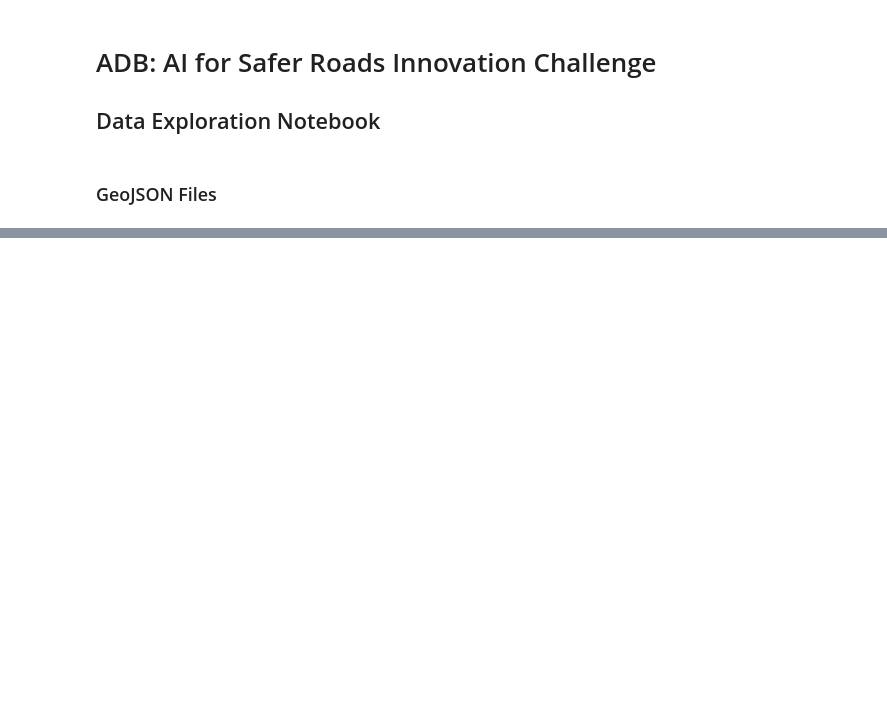
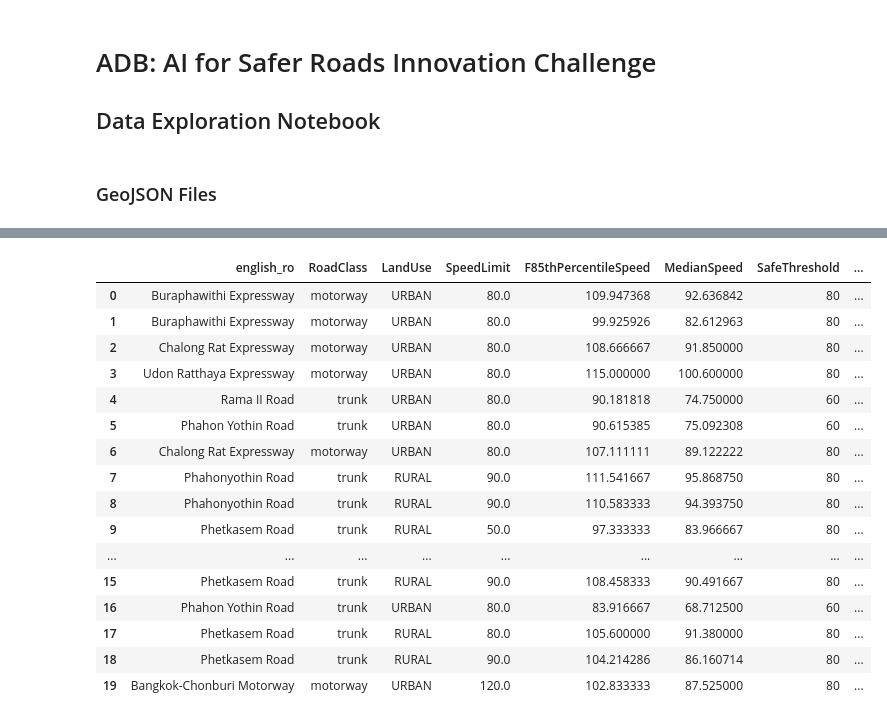
Before and after one commit to tasnimahmed11/RoadPulse, a Jupyter notebook: data_exploration.ipynb, the cells around one changed output, grey strips where cells are left out. Saved outputs shown, nothing was run; the diff lists cells and outputs as text; code cells hidden in the pictures; blank space fills up the shorter version.

```diff
--- a/data_exploration.ipynb
+++ b/data_exploration.ipynb
@@ -175,0 +552,21 @@ thai_gpkg = gpd.read_file("../adb_data/Archive/Road_Safety_Performance_Indicator
+# %%
+# Step 2 — Build the Speed Component
+# Weights based on World Bank R4L Framework and iRAP Thailand Case Study
+# Boolean flags carry highest weight as they are grounded in cited safety science
+
+w1 = 0.25  # F85ExceedsSafeThreshold
+w2 = 0.25  # MedianExceedsSafeThreshold
+w3 = 0.20  # NormMedianLimitGap
+w4 = 0.15  # NormF85LimitGap
+w5 = 0.15  # NormSpeedSpread
+
+thai_sub_gdf['SpeedComponent'] = (
+    w1 * thai_sub_gdf['F85ExceedsSafeThreshold'].astype(int) +
+    w2 * thai_sub_gdf['MedianExceedsSafeThreshold'].astype(int) +
+    w3 * thai_sub_gdf['NormMedianLimitGap'] +
+    w4 * thai_sub_gdf['NormF85LimitGap'] +
+    w5 * thai_sub_gdf['NormSpeedSpread']
+)
+
+# Verify
+print(thai_sub_gdf['SpeedComponent'].describe().round(3))
@@ -175,0 +583,14 @@ thai_gpkg = gpd.read_file("../adb_data/Archive/Road_Safety_Performance_Indicator
+# %%
+# Step 3 — Apply traffic weight
+thai_sub_gdf['RawScore'] = (
+    thai_sub_gdf['SpeedComponent'] * thai_sub_gdf['NormWeightedSample']
+)
+
+# Step 4 — Rescale to 0-100
+score_scaler = MinMaxScaler(feature_range=(0, 100))
+thai_sub_gdf['SpeedSafetyScore'] = score_scaler.fit_transform(
+    thai_sub_gdf[['RawScore']]
+)
+
+# Verify
+print(thai_sub_gdf['SpeedSafetyScore'].describe().round(2))
@@ -175,0 +607,25 @@ thai_gpkg = gpd.read_file("../adb_data/Archive/Road_Safety_Performance_Indicator
+# %%
+# Check 1 — Top 20 highest scoring segments
+display(thai_sub_gdf.nlargest(20, 'SpeedSafetyScore')[
+    ['english_ro', 'RoadClass', 'LandUse', 'SpeedLimit',
+     'F85thPercentileSpeed', 'MedianSpeed', 'SafeThreshold',
+     'PlausibilityFlag', 'SpeedSafetyScore']
+].reset_index(drop=True))
+# %% [output]
+|  | english_ro | RoadClass | LandUse | SpeedLimit | F85thPercentileSpeed | MedianSpeed | SafeThreshold | ... |
+| 0 | Buraphawithi Expressway | motorway | URBAN | 80.0 | 109.947368 | 92.636842 | 80 | ... |
+| 1 | Buraphawithi Expressway | motorway | URBAN | 80.0 | 99.925926 | 82.612963 | 80 | ... |
+| 2 | Chalong Rat Expressway | motorway | URBAN | 80.0 | 108.666667 | 91.850000 | 80 | ... |
+| 3 | Udon Ratthaya Expressway | motorway | URBAN | 80.0 | 115.000000 | 100.600000 | 80 | ... |
+| 4 | Rama II Road | trunk | URBAN | 80.0 | 90.181818 | 74.750000 | 60 | ... |
+| 5 | Phahon Yothin Road | trunk | URBAN | 80.0 | 90.615385 | 75.092308 | 60 | ... |
+| 6 | Chalong Rat Expressway | motorway | URBAN | 80.0 | 107.111111 | 89.122222 | 80 | ... |
+| 7 | Phahonyothin Road | trunk | RURAL | 90.0 | 111.541667 | 95.868750 | 80 | ... |
+| 8 | Phahonyothin Road | trunk | RURAL | 90.0 | 110.583333 | 94.393750 | 80 | ... |
+| 9 | Phetkasem Road | trunk | RURAL | 50.0 | 97.333333 | 83.966667 | 80 | ... |
+| ... | ... | ... | ... | ... | ... | ... | ... | ... |
+| 15 | Phetkasem Road | trunk | RURAL | 90.0 | 108.458333 | 90.491667 | 80 | ... |
+| 16 | Phahon Yothin Road | trunk | URBAN | 80.0 | 83.916667 | 68.712500 | 60 | ... |
+| 17 | Phetkasem Road | trunk | RURAL | 80.0 | 105.600000 | 91.380000 | 80 | ... |
+| 18 | Phetkasem Road | trunk | RURAL | 90.0 | 104.214286 | 86.160714 | 80 | ... |
+| 19 | Bangkok-Chonburi Motorway | motorway | URBAN | 120.0 | 102.833333 | 87.525000 | 80 | ... |
```
Also changed, not shown: parts of 46 cells of this notebook.
